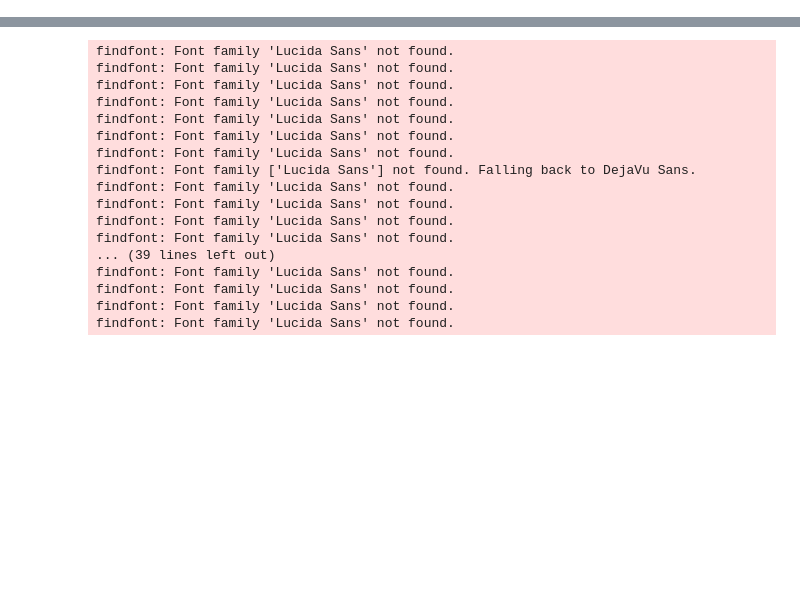
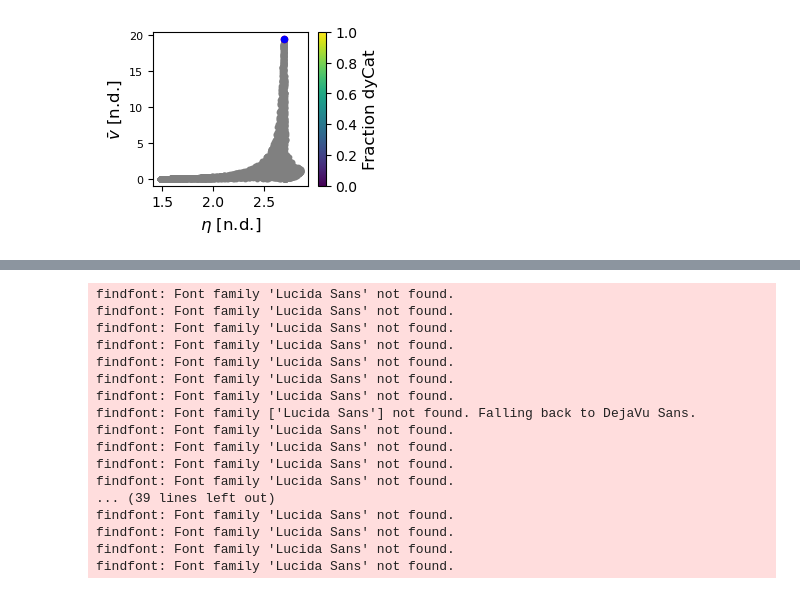
Before and after one commit to romamarketsandwich/diagram_dynamic_metabolism_v2, a Jupyter notebook: workflow/lib/selectivity_scratch.ipynb, the cells around one changed output, grey strips where cells are left out. Cells and saved outputs as stored; diff of their text form; code cells hidden in the pictures; blank space fills up the shorter version.

```diff
--- a/workflow/lib/selectivity_scratch.ipynb
+++ b/workflow/lib/selectivity_scratch.ipynb
@@ -260,0 +318,94 @@ findfont: Generic family 'sans-serif' not found because none of the following fa
+# %%
+# amplitude = 3
+
+
+
+# plt.figure(figsize=(2.5,2))
+# alpha_14 = 1e3
+# alpha_41 = 1e-3
+# epsilon_1 = epsilon_midpoint - amplitude
+# epsilon_2 = epsilon_midpoint + amplitude
+
+
+# speed, selectivity = cycle_flux_fn(right_cycles, wrong_cycles, G, [(0,2), (5,7), (4,2), (9,7)], max_ss_rate_fn=get_best_steady_state, weight_mapping_fn=map_graph_weights_ten_states, alpha_32=alpha_32, \
+#                                                         alpha_21=alpha_21, alpha_54=alpha_54, alpha_65=alpha_65,\
+#                                                         alpha_21_w=alpha_65, alpha_32_w=alpha_32, alpha_54_w=alpha_54, alpha_65_w=alpha_65, dG_1=dG_1, dG_2=dG_2, dG_1_w = dG_1_w, dG_2_w = dG_2_w, \
+#                                                         gamma=gamma, epsilon_1=epsilon_1, epsilon_2=epsilon_2, k_bT=k_bT, alpha_14=alpha_14, alpha_41=alpha_41)
+# futile, _ = cycle_flux_fn(futile_cycles, [], G, [(0,2), (5,7), (4,2), (9,7)], max_ss_rate_fn=get_best_steady_state, weight_mapping_fn=map_graph_weights_ten_states, alpha_32=alpha_32, \
+#                                             alpha_21=alpha_21, alpha_54=alpha_54, alpha_65=alpha_65,\
+#                                             alpha_21_w=alpha_21, alpha_32_w=alpha_32, alpha_54_w=alpha_54, alpha_65_w=alpha_65, dG_1=dG_1, dG_2=dG_2, dG_1_w = dG_1_w, dG_2_w = dG_2_w, \
+#                                             gamma=gamma, epsilon_1=epsilon_1, epsilon_2=epsilon_2, k_bT=k_bT, alpha_14=alpha_14, alpha_41=alpha_41)
+# plt.scatter(selectivity, speed, c='red', s=20)
+
+# pts = pkl.load(open(os.path.join(outfolder_final,'pts_selectivity'+name+'.pkl'), 'rb'))
+new_pts = pts[40000:] + pts[:40000]
+plt.figure(figsize=(2.5,2))
+plt.scatter([pt[2] for pt in new_pts], [pt[0] for pt in new_pts], color='gray', cmap=plt.cm.cividis, s=10)
+amplitude_dycat = -3
+alpha_14_dycat = 1000
+alpha_41_dycat = 1000
+epsilon_1 = epsilon_midpoint - amplitude
+epsilon_2 = epsilon_midpoint + amplitude
+
+
+speed, selectivity = cycle_flux_fn(right_cycles, wrong_cycles, G, [(0,2), (5,7), (4,2), (9,7)], max_ss_rate_fn=get_best_steady_state, weight_mapping_fn=map_graph_weights_ten_states, alpha_32=alpha_32, \
+                                                        alpha_21=alpha_21, alpha_54=alpha_54, alpha_65=alpha_65,\
+                                                        alpha_21_w=alpha_65, alpha_32_w=alpha_32, alpha_54_w=alpha_54, alpha_65_w=alpha_65, dG_1=dG_1, dG_2=dG_2, dG_1_w = dG_1_w, dG_2_w = dG_2_w, \
+                                                        gamma=gamma, epsilon_1=epsilon_1, epsilon_2=epsilon_2, k_bT=k_bT, alpha_14=alpha_14_dycat, alpha_41=alpha_41_dycat)
+futile, _ = cycle_flux_fn(futile_cycles, [], G, [(0,2), (5,7), (4,2), (9,7)], max_ss_rate_fn=get_best_steady_state, weight_mapping_fn=map_graph_weights_ten_states, alpha_32=alpha_32, \
+                                            alpha_21=alpha_21, alpha_54=alpha_54, alpha_65=alpha_65,\
+                                            alpha_21_w=alpha_21, alpha_32_w=alpha_32, alpha_54_w=alpha_54, alpha_65_w=alpha_65, dG_1=dG_1, dG_2=dG_2, dG_1_w = dG_1_w, dG_2_w = dG_2_w, \
+                                            gamma=gamma, epsilon_1=epsilon_1, epsilon_2=epsilon_2, k_bT=k_bT, alpha_14=alpha_14_dycat, alpha_41=alpha_41_dycat)
+
+
+
+plt.scatter(selectivity, speed, c='red', s=20)
+
+amplitude_kpr = -3
+alpha_14_kpr = 1000
+alpha_41_kpr = 1e-3
+epsilon_1 = epsilon_midpoint - amplitude
+epsilon_2 = epsilon_midpoint + amplitude
+
+
+speed, selectivity = cycle_flux_fn(right_cycles, wrong_cycles, G, [(0,2), (5,7), (4,2), (9,7)], max_ss_rate_fn=get_best_steady_state, weight_mapping_fn=map_graph_weights_ten_states, alpha_32=alpha_32, \
+                                                        alpha_21=alpha_21, alpha_54=alpha_54, alpha_65=alpha_65,\
+                                                        alpha_21_w=alpha_65, alpha_32_w=alpha_32, alpha_54_w=alpha_54, alpha_65_w=alpha_65, dG_1=dG_1, dG_2=dG_2, dG_1_w = dG_1_w, dG_2_w = dG_2_w, \
+                                                        gamma=gamma, epsilon_1=epsilon_1, epsilon_2=epsilon_2, k_bT=k_bT, alpha_14=alpha_14_kpr, alpha_41=alpha_41_kpr)
+futile, _ = cycle_flux_fn(futile_cycles, [], G, [(0,2), (5,7), (4,2), (9,7)], max_ss_rate_fn=get_best_steady_state, weight_mapping_fn=map_graph_weights_ten_states, alpha_32=alpha_32, \
+                                            alpha_21=alpha_21, alpha_54=alpha_54, alpha_65=alpha_65,\
+                                            alpha_21_w=alpha_21, alpha_32_w=alpha_32, alpha_54_w=alpha_54, alpha_65_w=alpha_65, dG_1=dG_1, dG_2=dG_2, dG_1_w = dG_1_w, dG_2_w = dG_2_w, \
+                                            gamma=gamma, epsilon_1=epsilon_1, epsilon_2=epsilon_2, k_bT=k_bT, alpha_14=alpha_14_kpr, alpha_41=alpha_41_kpr)
+
+
+
+plt.scatter(selectivity, speed, c='blue', s=20)
+
+x = np.linspace(0, 1, 100)
+amplitude_interp = amplitude_kpr + (amplitude_dycat - amplitude_kpr) * x
+alpha_14_interp = alpha_14_kpr + (alpha_14_dycat - alpha_14_kpr) * x
+alpha_41_interp = alpha_41_kpr + (alpha_41_dycat - alpha_41_kpr) * x
+speed_interp = []
+selectivity_interp = []
+for i in range(len(x)):
+    epsilon_1 = epsilon_midpoint - amplitude_interp[i]
+    epsilon_2 = epsilon_midpoint + amplitude_interp[i]
+    speed, selectivity = cycle_flux_fn(right_cycles, wrong_cycles, G, [(0,2), (5,7), (4,2), (9,7)], max_ss_rate_fn=get_best_steady_state, weight_mapping_fn=map_graph_weights_ten_states, alpha_32=alpha_32, \
+                                                        alpha_21=alpha_21, alpha_54=alpha_54, alpha_65=alpha_65,\
+                                                        alpha_21_w=alpha_65, alpha_32_w=alpha_32, alpha_54_w=alpha_54, alpha_65_w=alpha_65, dG_1=dG_1, dG_2=dG_2, dG_1_w = dG_1_w, dG_2_w = dG_2_w, \
+                                                        gamma=gamma, epsilon_1=epsilon_1, epsilon_2=epsilon_2, k_bT=k_bT, alpha_14=alpha_14_interp[i], alpha_41=alpha_41_interp[i])
+    speed_interp.append(speed)
+    selectivity_interp.append(selectivity)
+
+# plt.scatter(selectivity_interp, speed_interp, cmap='RdBu')
+
+# cbar = plt.colorbar(norm=plt.Normalize(vmin=np.min([pt[3] for pt in new_pts]), vmax=np.max([pt[3] for pt in new_pts])))
+cbar = plt.colorbar(norm=plt.Normalize(vmin=np.min(x), vmax=np.max(x)))
+cbar.set_label(label=r'Fraction dyCat', fontsize=12)
+plt.xlabel(r'$\eta$ [n.d.]', fontsize=12, fontdict={'family': 'sans-serif'})
+plt.ylabel(r'$\bar{v}$ [n.d.]', fontsize=12, fontdict={'family': 'sans-serif'})
+# plt.ylim(0,2)
+# plt.xticks(np.linspace(0, 150, 6), fontsize=8)
+plt.yticks(fontsize=8)
+plt.savefig(os.path.join(outfolder_final,'KPr_dyCat_model'+name+'.svg'), bbox_inches='tight')
+# %% [output]
@@ -260,0 +429 @@ findfont: Generic family 'sans-serif' not found because none of the following fa
+[figure, added]
```
Also changed, not shown: parts of 21 cells of this notebook, 14 other files.
